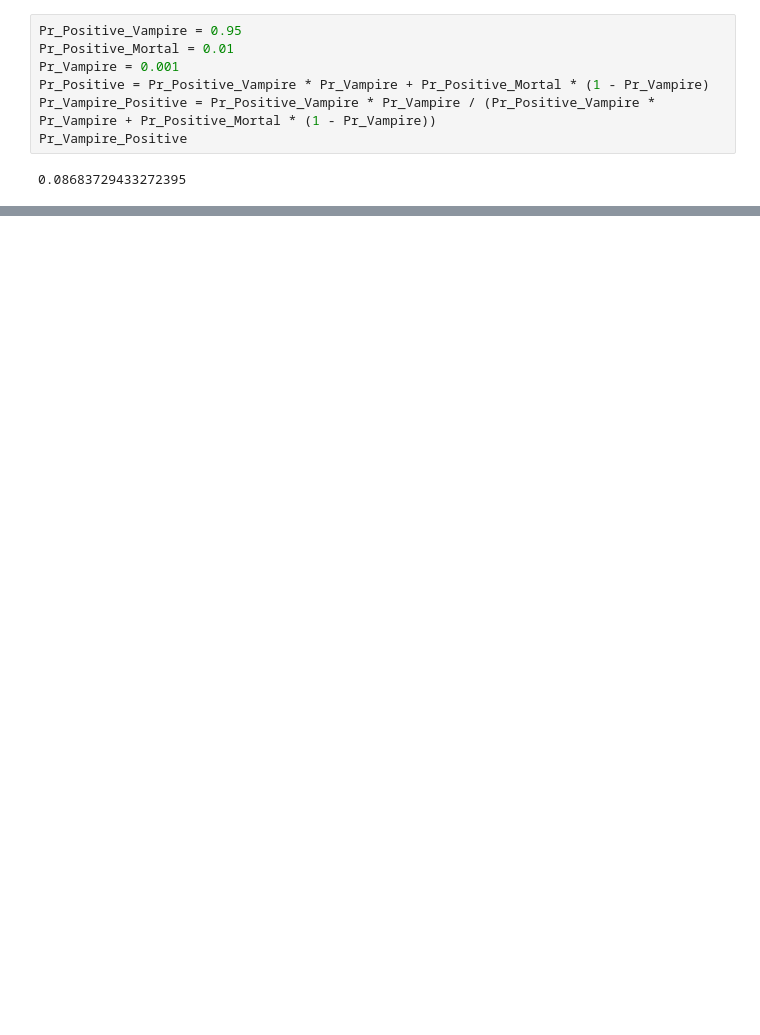
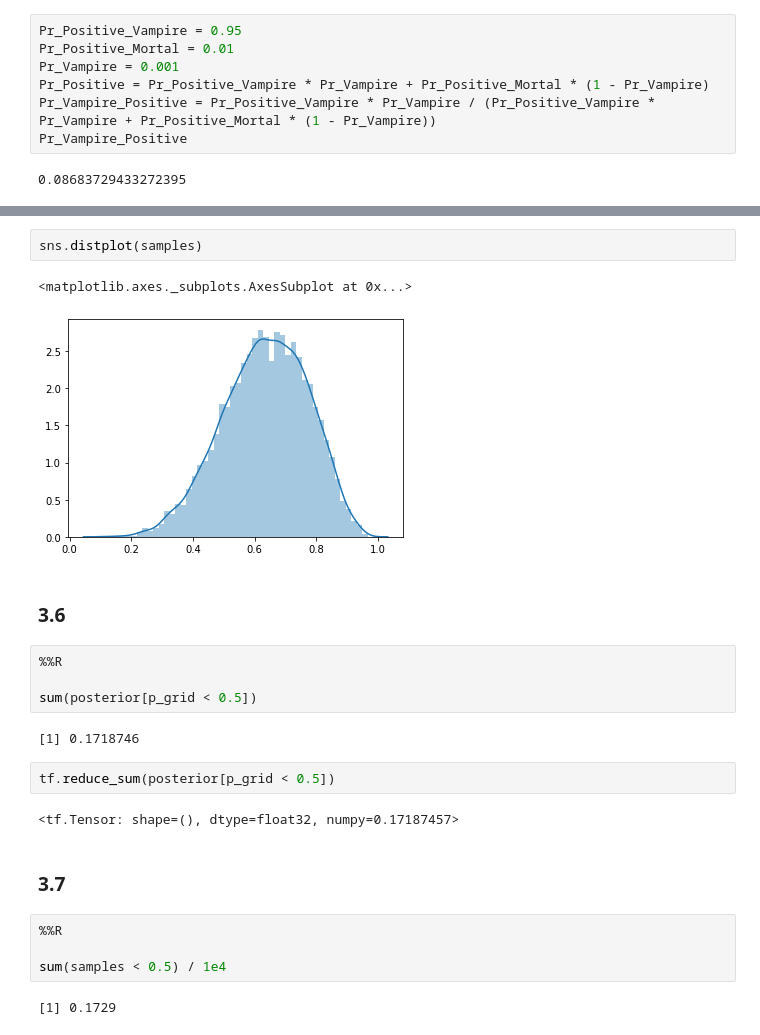
Before and after one commit to kms15/reading_notes, a Jupyter notebook: StatisticalRethinking/StatisticalRethinkingCh3.ipynb, the cells around one changed output, grey strips where cells are left out. Cells and saved outputs as stored; diff of their text form; blank space fills up the shorter version.

```diff
--- a/StatisticalRethinking/StatisticalRethinkingCh3.ipynb
+++ b/StatisticalRethinking/StatisticalRethinkingCh3.ipynb
@@ -33,0 +99,25 @@ Pr_Vampire_Positive
+# %%
+sns.distplot(samples)
+# %% [output]
+<matplotlib.axes._subplots.AxesSubplot at 0x...>
+[figure, added]
+# %% [markdown]
+### 3.6
+# %%
+%%R
+
+sum(posterior[p_grid < 0.5])
+# %% [output]
+[1] 0.1718746
+# %%
+tf.reduce_sum(posterior[p_grid < 0.5])
+# %% [output]
+<tf.Tensor: shape=(), dtype=float32, numpy=0.17187457>
+# %% [markdown]
+### 3.7
+# %%
+%%R
+
+sum(samples < 0.5) / 1e4
+# %% [output]
+[1] 0.1729
```
Also changed, not shown: parts of 34 cells of this notebook, 1 other file.
